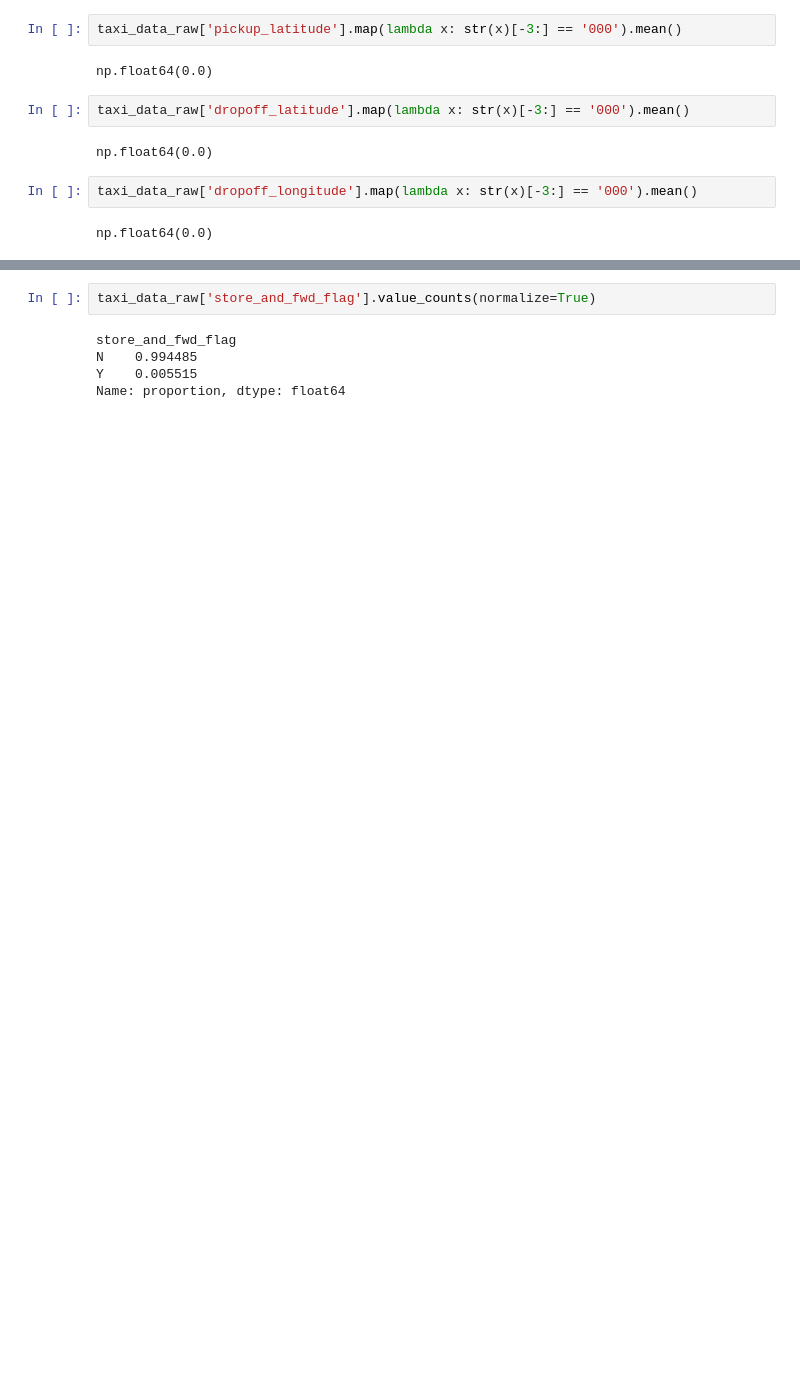
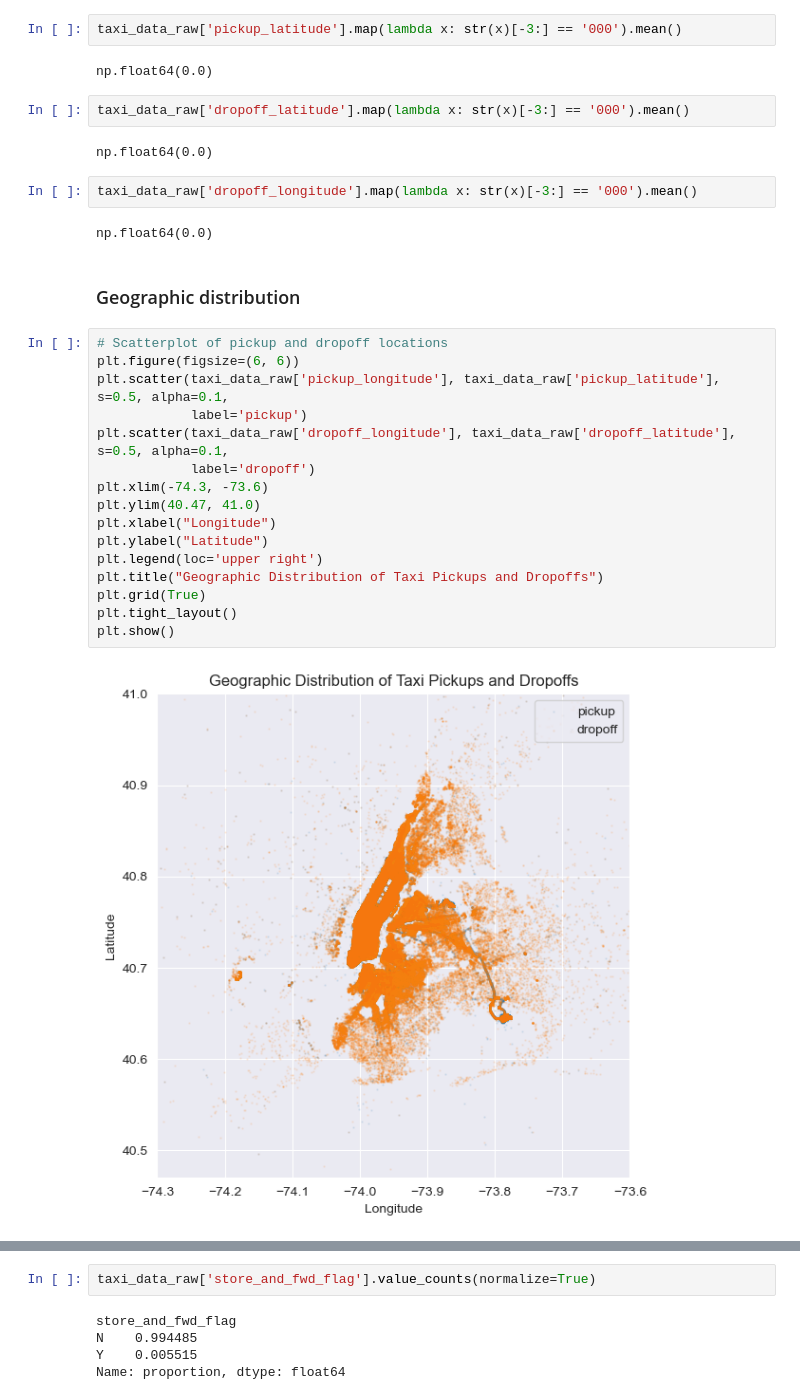
Before and after one commit to Wendo99/NYC-Taxi-Trip-Duration, a Jupyter notebook: main.ipynb, the cells around one changed output, grey strips where cells are left out. Cells and saved outputs as stored; diff of their text form; blank space fills up the shorter version.

```diff
--- a/main.ipynb
+++ b/main.ipynb
@@ -518,4 +524,24 @@ np.float64(0.0)
 taxi_data_raw['dropoff_longitude'].map(lambda x: str(x)[-3:] == '000').mean()
 # %% [output]
 np.float64(0.0)
+# %% [markdown]
+### Geographic distribution
+# %%
+# Scatterplot of pickup and dropoff locations
+plt.figure(figsize=(6, 6))
+plt.scatter(taxi_data_raw['pickup_longitude'], taxi_data_raw['pickup_latitude'], s=0.5, alpha=0.1,
+            label='pickup')
+plt.scatter(taxi_data_raw['dropoff_longitude'], taxi_data_raw['dropoff_latitude'], s=0.5, alpha=0.1,
+            label='dropoff')
+plt.xlim(-74.3, -73.6)
+plt.ylim(40.47, 41.0)
+plt.xlabel("Longitude")
+plt.ylabel("Latitude")
+plt.legend(loc='upper right')
+plt.title("Geographic Distribution of Taxi Pickups and Dropoffs")
+plt.grid(True)
+plt.tight_layout()
+plt.show()
+# %% [output]
+[figure, added]
 # %% [markdown]
```
Also changed, not shown: parts of 32 cells of this notebook.
